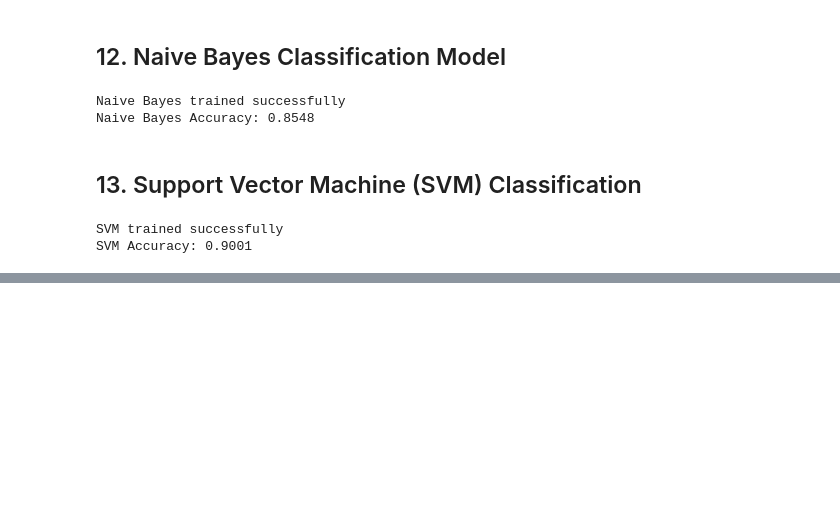
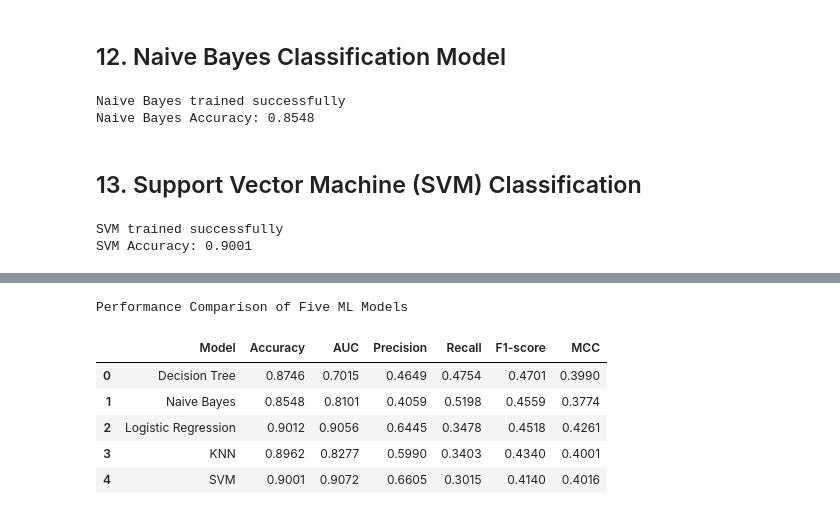
Before and after one commit to pravin-marathe/AIMLZG565-ML-Assignment-2, a Jupyter notebook: 2026ak05544_Assignment_2.ipynb, the cells around one changed output, grey strips where cells are left out. Drawn from its saved outputs; the diff is of its cells as text; code cells hidden in the pictures; blank space fills up the shorter version.

Commit message:
Add five-model performance comparison results

```diff
--- a/2026ak05544_Assignment_2.ipynb
+++ b/2026ak05544_Assignment_2.ipynb
@@ -450,0 +453,80 @@ SVM Accuracy: 0.9001
+# %%
+# Cell 14: Evaluate all five classification models
+
+import pandas as pd
+from sklearn.metrics import (
+    accuracy_score,
+    roc_auc_score,
+    precision_score,
+    recall_score,
+    f1_score,
+    matthews_corrcoef
+)
+
+# Collect all trained models
+models = {
+    "Logistic Regression": lr_model,
+    "Decision Tree": dt_model,
+    "KNN": knn_model,
+    "Naive Bayes": nb_model,
+    "SVM": svm_model
+}
+
+# Store evaluation results
+results = []
+
+for name, model in models.items():
+
+    # Predict class labels
+    y_pred = model.predict(X_test)
+
+    # Obtain scores for ROC-AUC
+    if hasattr(model, "predict_proba"):
+        y_score = model.predict_proba(X_test)[:, 1]
+    else:
+        y_score = model.decision_function(X_test)
+
+    # Calculate six performance metrics
+    results.append({
+        "Model": name,
+        "Accuracy": accuracy_score(y_test, y_pred),
+        "AUC": roc_auc_score(y_test, y_score),
+        "Precision": precision_score(
+            y_test, y_pred, zero_division=0
+        ),
+        "Recall": recall_score(
+            y_test, y_pred, zero_division=0
+        ),
+        "F1-score": f1_score(
+            y_test, y_pred, zero_division=0
+        ),
+        "MCC": matthews_corrcoef(y_test, y_pred)
+    })
+
+# Create comparison table
+comparison_df = pd.DataFrame(results)
+
+# Sort models by F1-score
+comparison_df = comparison_df.sort_values(
+    by="F1-score",
+    ascending=False
+).reset_index(drop=True)
+
+print("Performance Comparison of Five ML Models")
+display(comparison_df.round(4))
+
+# Save results for README and report
+comparison_df.to_csv(
+    "model_comparison.csv",
+    index=False
+)
+
+print("\nComparison saved as model_comparison.csv")
+# %% [output]
+Performance Comparison of Five ML Models
+|  | Model | Accuracy | AUC | Precision | Recall | F1-score | MCC |
+| 0 | Decision Tree | 0.8746 | 0.7015 | 0.4649 | 0.4754 | 0.4701 | 0.3990 |
+| 1 | Naive Bayes | 0.8548 | 0.8101 | 0.4059 | 0.5198 | 0.4559 | 0.3774 |
+| 2 | Logistic Regression | 0.9012 | 0.9056 | 0.6445 | 0.3478 | 0.4518 | 0.4261 |
+| 3 | KNN | 0.8962 | 0.8277 | 0.5990 | 0.3403 | 0.4340 | 0.4001 |
+| 4 | SVM | 0.9001 | 0.9072 | 0.6605 | 0.3015 | 0.4140 | 0.4016 |
```
Also changed, not shown: parts of 2 cells of this notebook, 1 other file.
